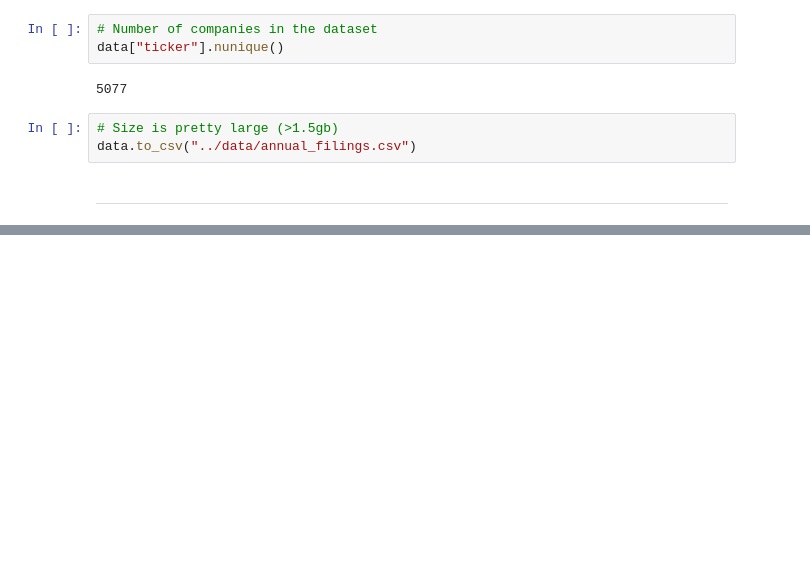
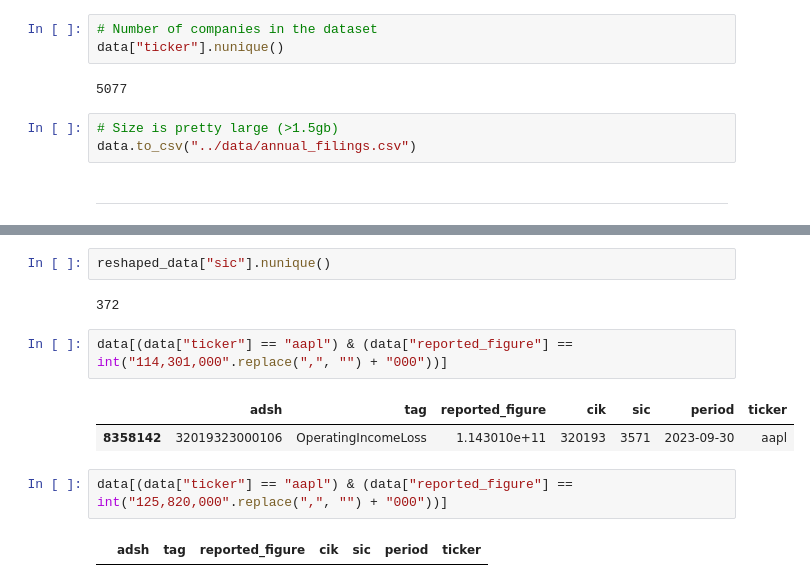
Before and after one commit to niklasko99/datascience4finance, a Jupyter notebook: explanatory_analysis/initial_analysis.ipynb, the cells around one changed output, grey strips where cells are left out. Drawn from its saved outputs; the diff is of its cells as text; blank space fills up the shorter version.

```diff
--- a/explanatory_analysis/initial_analysis.ipynb
+++ b/explanatory_analysis/initial_analysis.ipynb
@@ -127,0 +199,13 @@ np.float64(0.0813065808252857)
+# %%
+reshaped_data["sic"].nunique()
+# %% [output]
+372
+# %%
+data[(data["ticker"] == "aapl") & (data["reported_figure"] == int("114,301,000".replace(",", "") + "000"))]
+# %% [output]
+|  | adsh | tag | reported_figure | cik | sic | period | ticker |
+| 8358142 | 32019323000106 | OperatingIncomeLoss | 1.143010e+11 | 320193 | 3571 | 2023-09-30 | aapl |
+# %%
+data[(data["ticker"] == "aapl") & (data["reported_figure"] == int("125,820,000".replace(",", "") + "000"))]
+# %% [output]
+|  | adsh | tag | reported_figure | cik | sic | period | ticker |
```
Also changed, not shown: parts of 12 cells of this notebook, 46 other files.
